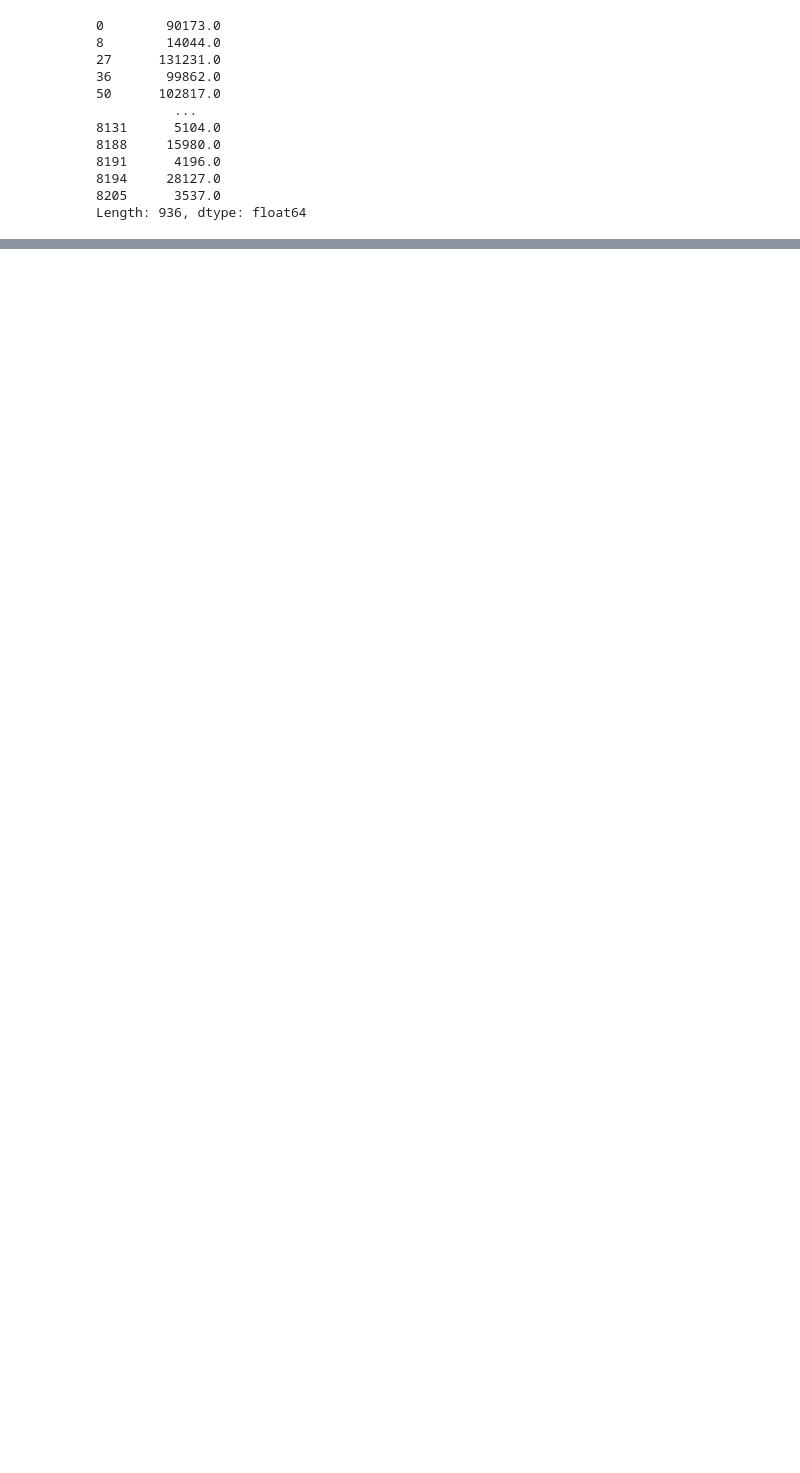
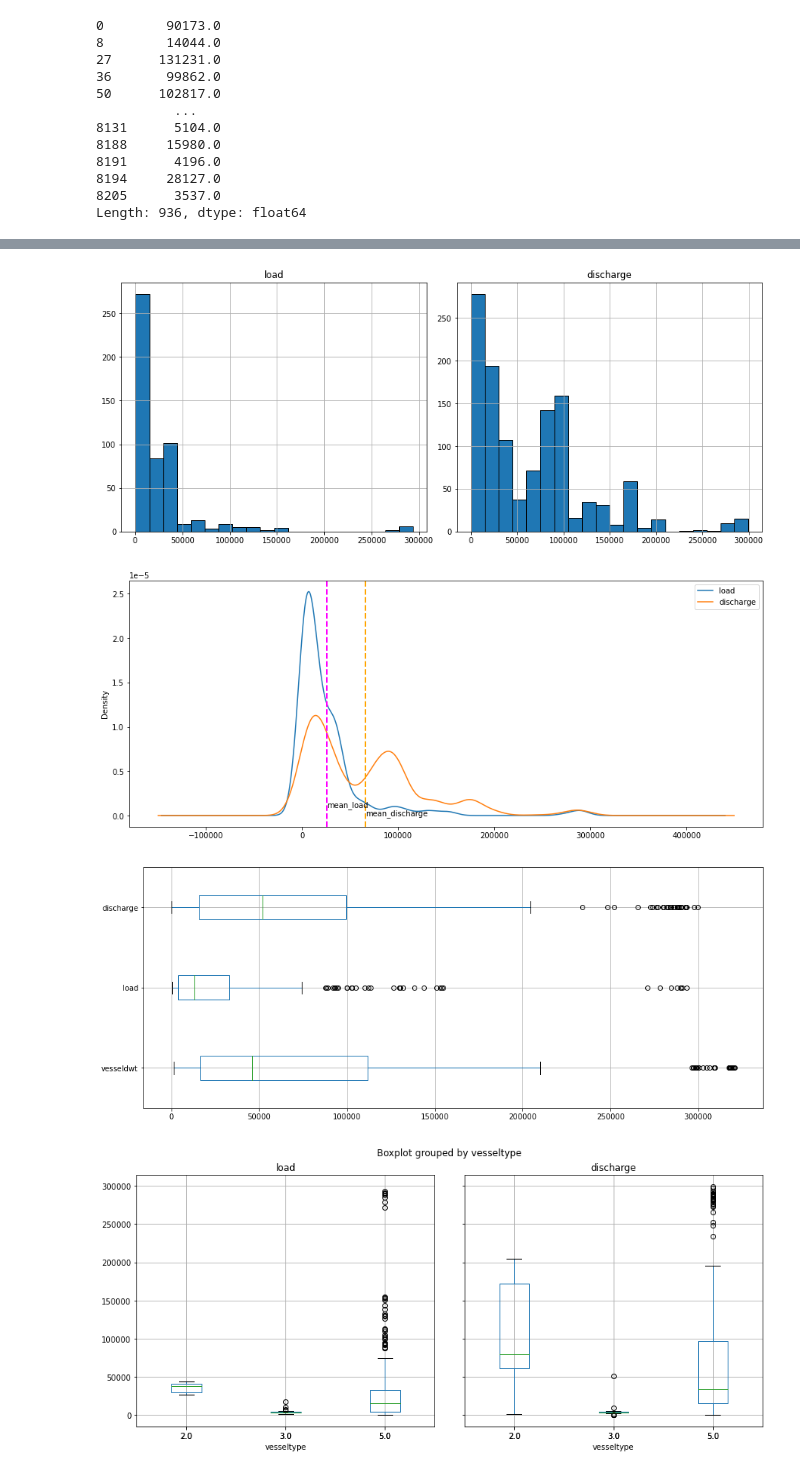
Before and after one commit to Kamal-Eldin/Logistics_transshipment, a Jupyter notebook: Quinyx.ipynb, the cells around one changed output, grey strips where cells are left out. Saved outputs shown, nothing was run; the diff lists cells and outputs as text; code cells hidden in the pictures; blank space fills up the shorter version.

```diff
--- a/Quinyx.ipynb
+++ b/Quinyx.ipynb
@@ -185,0 +302,22 @@ A load model and a discharge model
+# %%
+load_mean = feature_df['load'].mean()
+discharge_mean = feature_df['discharge'].mean()
+feature_df.hist(['load', 'discharge'], bins=20, figsize=(15,6), edgecolor='k')
+plt.subplots_adjust(wspace= 0.1)
+feature_df[['load','discharge']].plot.density(bw_method = 0.2, figsize = (15,6))
+plt.axvline(x=load_mean, color = 'magenta', linestyle='dashed', linewidth = 2)
+plt.axvline(x=discharge_mean, color = 'orange', linestyle='dashed', linewidth = 2)
+plt.text(load_mean, y= 0.1e-5, s= 'mean_load')
+plt.text(discharge_mean, y= 0, s= 'mean_discharge')
+plt.subplots_adjust(wspace= 0.0001)
+plt.show()
+feature_df.boxplot(['vesseldwt','load','discharge'], vert = False, figsize=(15,6))
+feature_df.boxplot(['load','discharge'], by='vesseltype', figsize=(14,6))
+plt.subplots_adjust(wspace= 0.1)
+
+plt.show()
+# %% [output]
+[figure, added]
+[figure, added]
+[figure, added]
+[figure, added]
```
Also changed, not shown: parts of 72 cells of this notebook, 12 other files.
